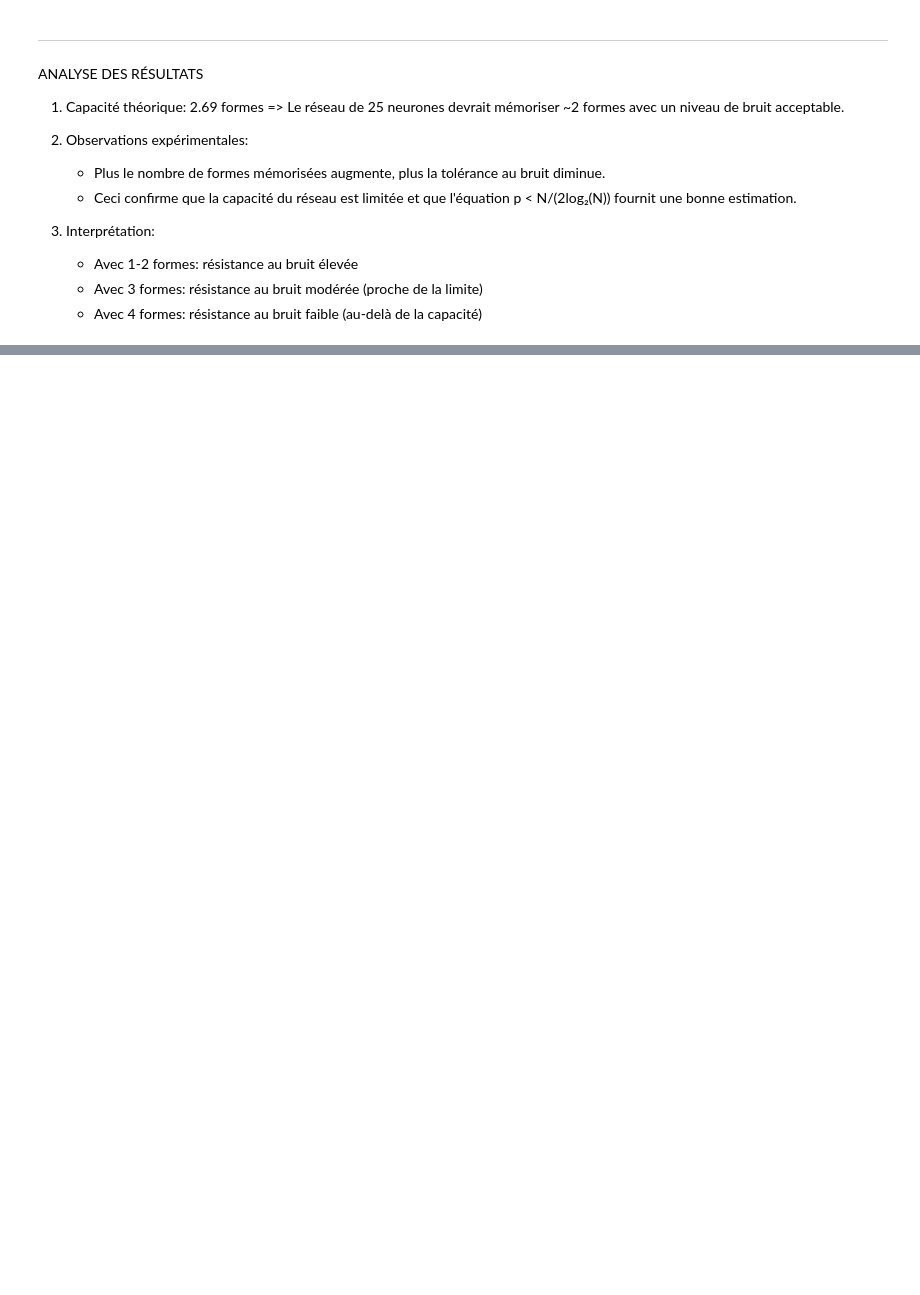
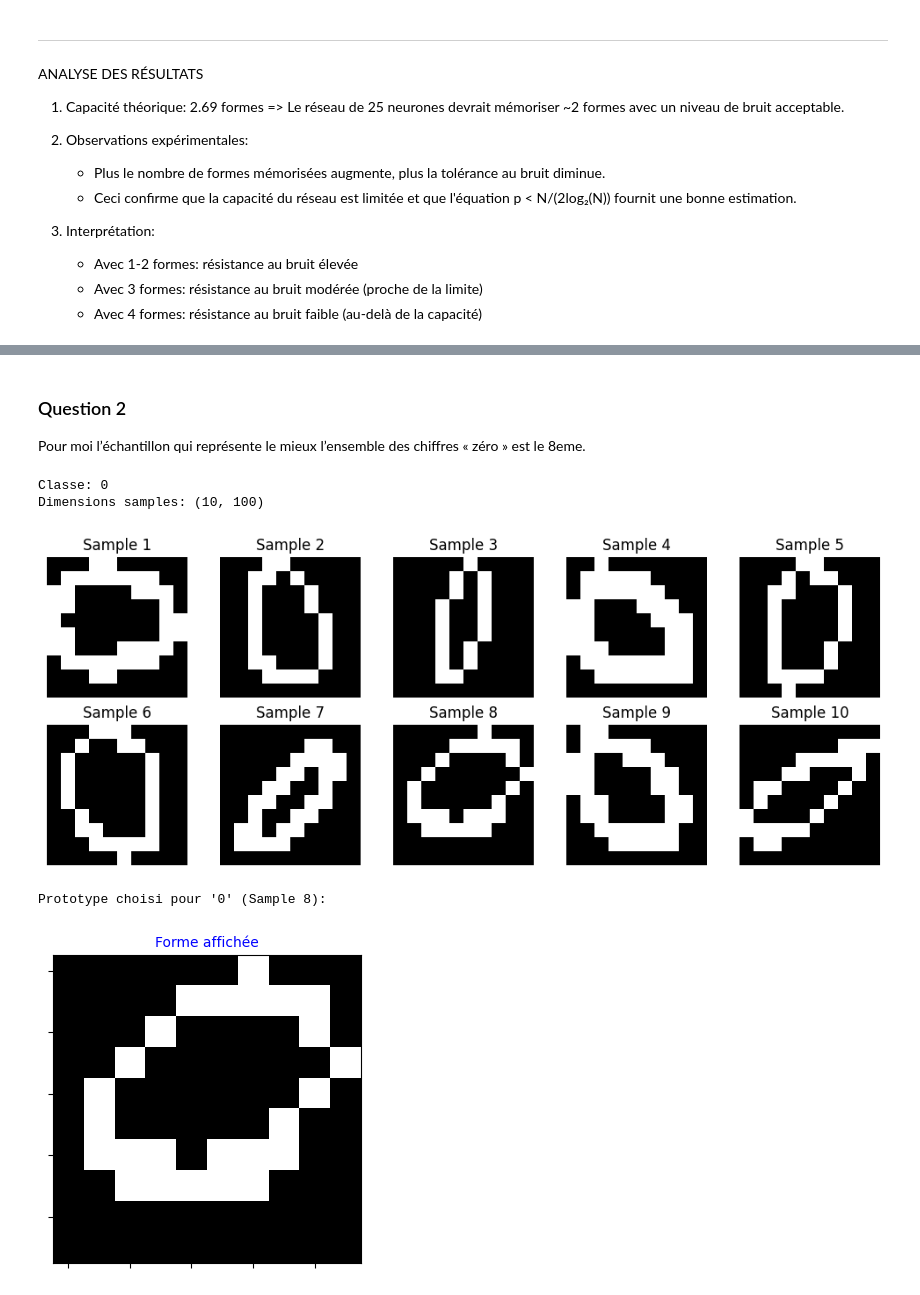
Before and after one commit to Leon-afk1/TP_reseau_neurone, a Jupyter notebook: Lab2/lab2.ipynb, the cells around one changed output, grey strips where cells are left out. Saved outputs shown, nothing was run; the diff lists cells and outputs as text; code cells hidden in the pictures; blank space fills up the shorter version.

```diff
--- a/Lab2/lab2.ipynb
+++ b/Lab2/lab2.ipynb
@@ -1408,0 +1422,60 @@ ANALYSE DES RÉSULTATS
+# %%
+import numpy as np
+import matplotlib.pyplot as plt
+import scipy.io
+import time
+from IPython import display
+
+# Fonctions utilitaires
+def hd(v1, v2):
+    v1_arr = np.array(v1).flatten()
+    v2_arr = np.array(v2).flatten()
+    return np.sum(v1_arr != v2_arr)
+
+def my_show(forme, ysize, xsize):
+    forme_reshaped = forme.reshape((xsize, ysize))
+    plt.figure(figsize=(4, 4))
+    plt.imshow(np.where(forme_reshaped >= 0, 1, 0), origin='upper', cmap="Greys", interpolation='nearest')
+    plt.tick_params(labelbottom=False, labelleft=False)
+    plt.title("Forme affichée", fontsize=10, color='blue')
+    plt.show()
+# %% [markdown]
+### Question 2
+Pour moi l’échantillon qui représente le mieux l’ensemble des chiffres « zéro » est le 8eme.
+# %%
+# Chargement des données pour le chiffre 0
+d0 = scipy.io.loadmat('d0.mat')
+samples0 = d0['samples']
+classe0 = d0['classe'][0][0]
+
+print(f"Classe: {classe0}")
+print(f"Dimensions samples: {samples0.shape}")
+
+# Visualisation des 10 échantillons de '0'
+xsize_digits = 10
+ysize_digits = 10
+n_iter_digits = 20
+
+# Mise à jour des globales pour my_hopfield
+xsize = xsize_digits
+ysize = ysize_digits
+
+fig, axes = plt.subplots(2, 5, figsize=(10, 4))
+for i, ax in enumerate(axes.flatten()):
+    sample = samples0[i, :]
+    ax.imshow(sample.reshape(xsize_digits, ysize_digits), cmap='gray_r')
+    ax.axis('off')
+    ax.set_title(f"Sample {i+1}")
+plt.tight_layout()
+plt.show()
+
+# Choix du prototype
+proto0 = np.where(samples0[7, :] > 0, 1, -1)
+print("Prototype choisi pour '0' (Sample 8):")
+my_show(proto0, ysize_digits, xsize_digits)
+# %% [output]
+Classe: 0
+Dimensions samples: (10, 100)
+[figure, added]
+Prototype choisi pour '0' (Sample 8):
+[figure, added]
```
Also changed, not shown: parts of 30 cells of this notebook, 1 other file.
